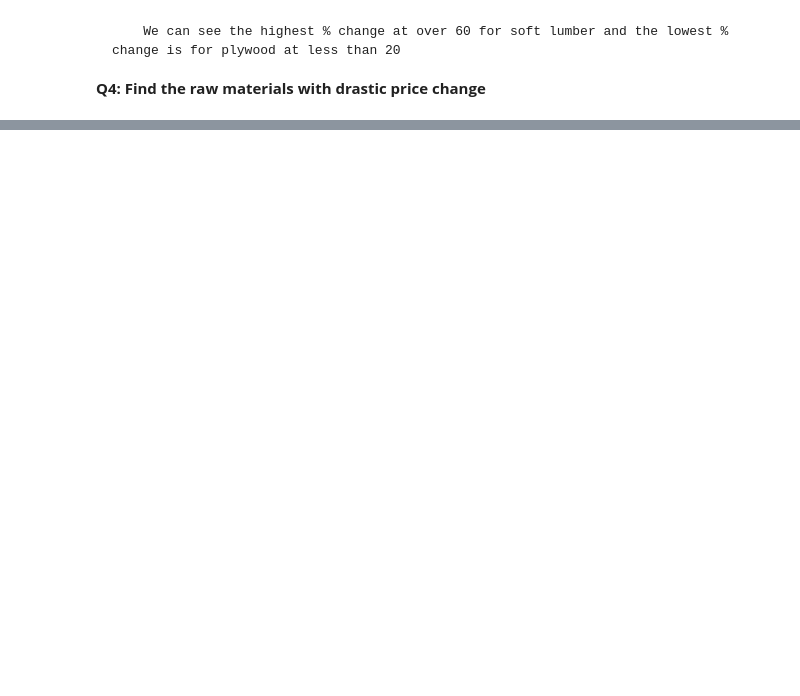
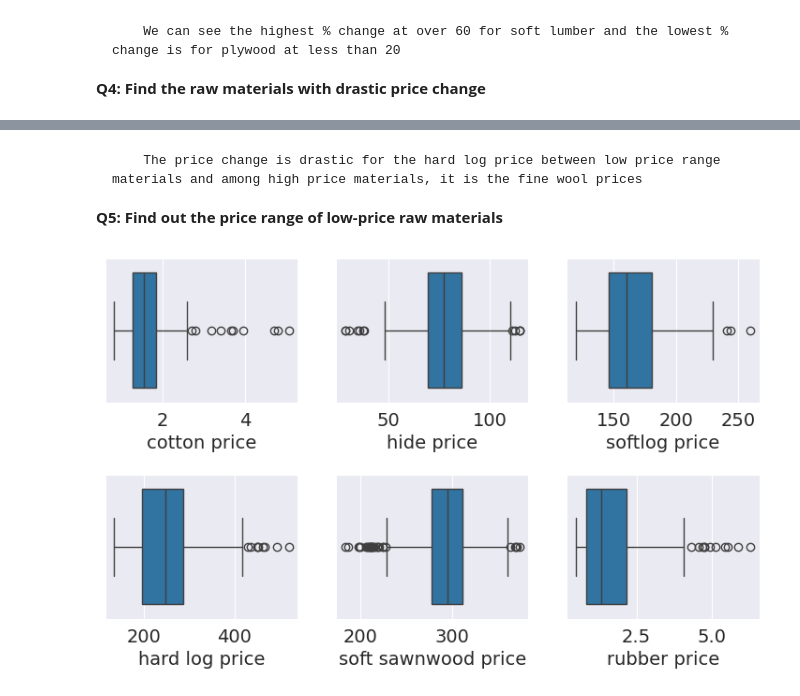
Before and after one commit to dkl5m/data-science-studies, a Jupyter notebook: agriculture-model/agriculture-df.ipynb, the cells around one changed output, grey strips where cells are left out. Drawn from its saved outputs; the diff is of its cells as text; code cells hidden in the pictures; blank space fills up the shorter version.

```diff
--- a/agriculture-model/agriculture-df.ipynb
+++ b/agriculture-model/agriculture-df.ipynb
@@ -244,0 +273,13 @@ for i in range(len(changeList)):
+# %% [markdown]
+        The price change is drastic for the hard log price between low price range materials and among high price materials, it is the fine wool prices
+
+**Q5: Find out the price range of low-price raw materials**
+# %%
+lowList=['cotton price', 'hide price', 'softlog price', 'hard log price', 'soft sawnwood price', 'rubber price']
+
+for i in range(len(lowList)):
+    plt.subplot(2, 3, i+1)
+    plt.subplots_adjust(hspace=0.5)
+    sns.boxplot(x=df[lowList[i]])
+# %% [output]
+[figure, added]
```
Also changed, not shown: parts of 5 cells of this notebook.
